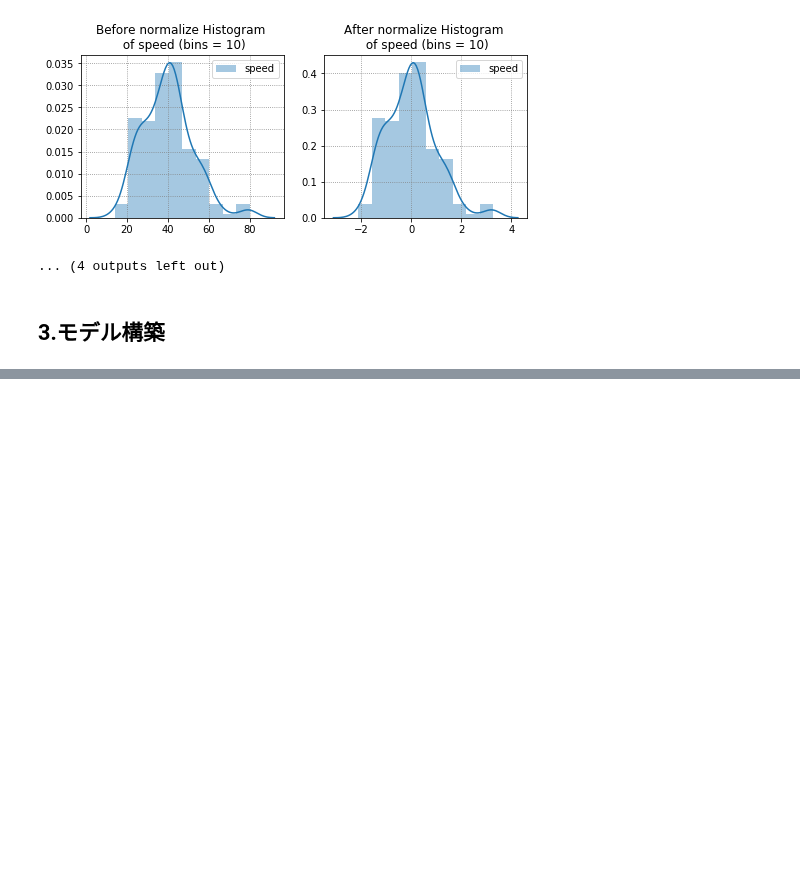
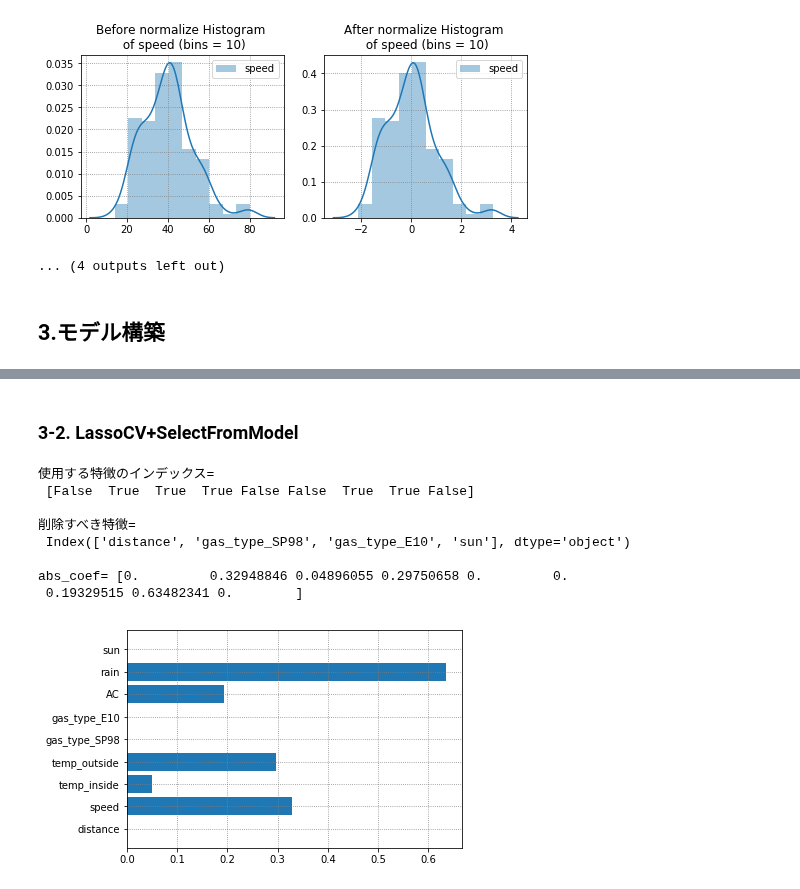
Before and after one commit to arsma12/MLDL, a Jupyter notebook: Kaggle/03_CarFuelConsumption/CarFuelConsumption_02_Lasso.ipynb, the cells around one changed output, grey strips where cells are left out. Cells and saved outputs as stored; diff of their text form; code cells hidden in the pictures; blank space fills up the shorter version.

```diff
--- a/Kaggle/03_CarFuelConsumption/CarFuelConsumption_02_Lasso.ipynb
+++ b/Kaggle/03_CarFuelConsumption/CarFuelConsumption_02_Lasso.ipynb
@@ -450,0 +466,47 @@ test score（rsme）is : 0.842
+# %% [markdown]
+### 3-2. LassoCV+SelectFromModel
+# %%
+# estimatorにモデルをセット
+# LassoCVを使って、正則化の強さは自動決定
+estimator = LassoCV(cv=10)
+
+# モデルの情報を使って特徴選択を行う場合は、SelectFromModelを使う
+# 今回は係数が1e-5以下である特徴を削除する
+# 係数のしきい値はthresholdで指定する
+sfm = SelectFromModel(estimator, threshold=1e-5)
+
+# fitで特徴選択を実行
+sfm.fit(X_train, y_train)
+
+# get_support関数で使用する特徴のインデックスを使用
+# Trueになっている特徴が使用する特徴
+print('\n使用する特徴のインデックス=\n',sfm.get_support())
+
+# 削除すべき特徴の名前を取得
+removed_idx  = ~sfm.get_support()
+print('\n削除すべき特徴=\n',X_columns[removed_idx])
+
+# 係数の絶対値を取得
+abs_coef = np.abs(sfm.estimator_.coef_)
+print('\nabs_coef=',abs_coef)
+
+# 係数を棒グラフで表示
+plt.barh(np.arange(0, len(abs_coef)), abs_coef, tick_label=X_columns.values)
+plt.grid(which='major',color='gray',linestyle=':')
+plt.grid(which='minor',color='gray',linestyle=':')
+plt.show()
+
+#print('sfm.estimator_.alpha_=',sfm.estimator_.alpha_)
+# プロパティ表示
+#for key, value in sfm.estimator_.__dict__.items():
+#  print(key, ':', value)
+# %% [output]
+使用する特徴のインデックス=
+ [False  True  True  True False False  True  True False]
+
+削除すべき特徴=
+ Index(['distance', 'gas_type_SP98', 'gas_type_E10', 'sun'], dtype='object')
+
+abs_coef= [0.         0.32948846 0.04896055 0.29750658 0.         0.
+ 0.19329515 0.63482341 0.        ]
+[figure, added]
```
Also changed, not shown: parts of 8 cells of this notebook.
